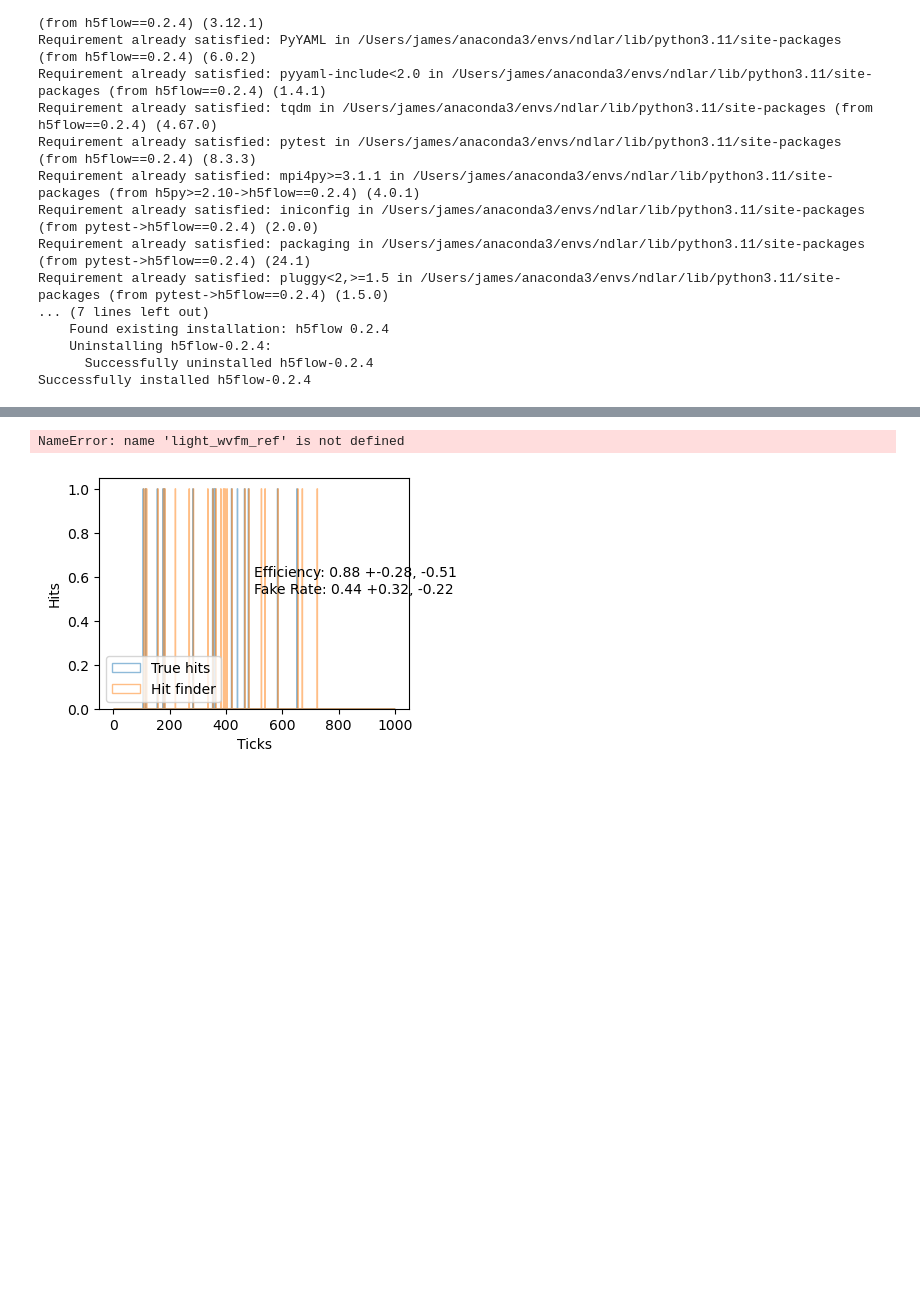
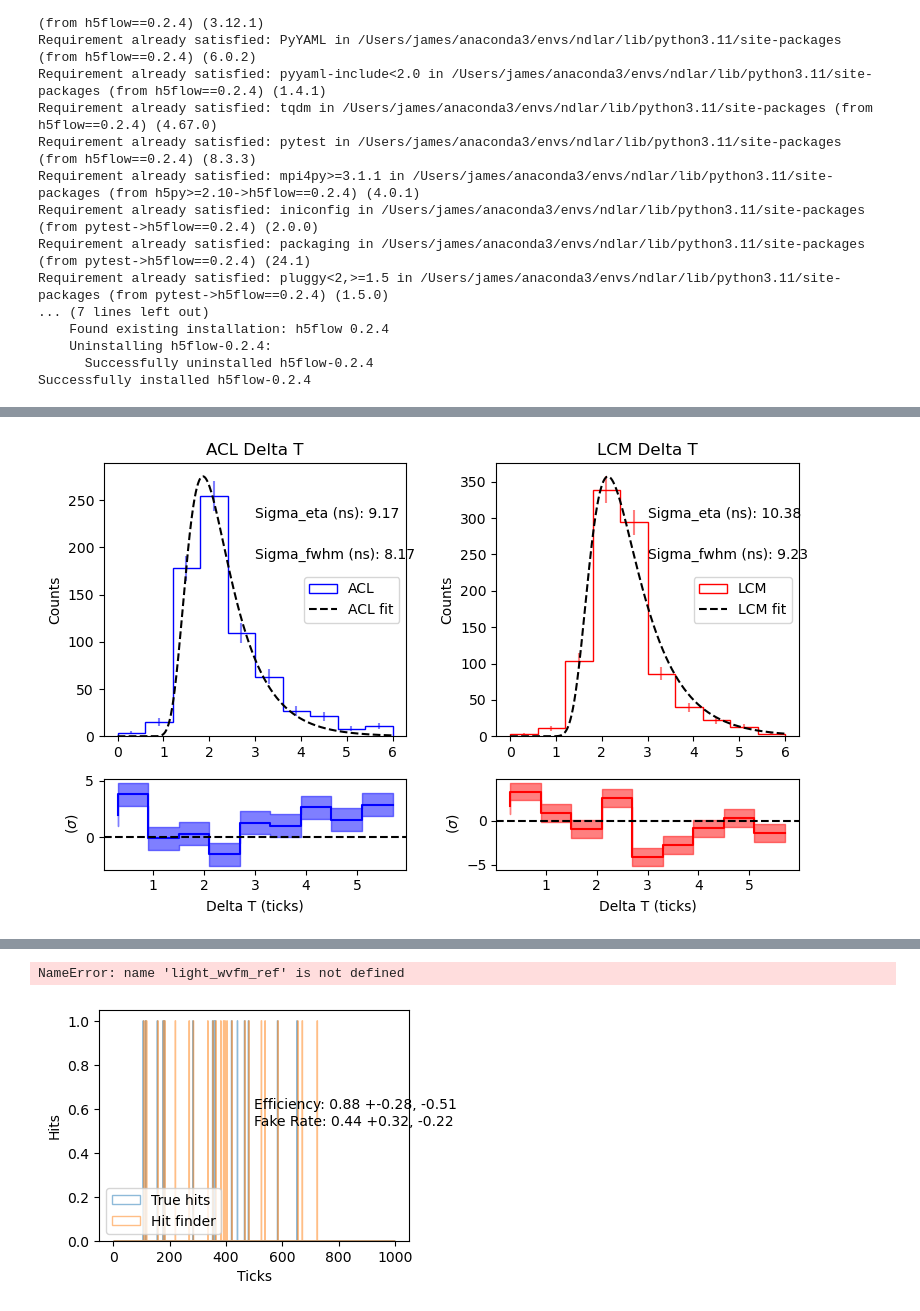
Before and after one commit to jvmead/lrs_sanity_check, a Jupyter notebook: wvfm_plotting_mc.ipynb, the cells around one changed output, grey strips where cells are left out. Drawn from its saved outputs; the diff is of its cells as text; code cells hidden in the pictures; blank space fills up the shorter version.

Commit message:
guassian to gaus-landau

```diff
--- a/wvfm_plotting_mc.ipynb
+++ b/wvfm_plotting_mc.ipynb
@@ -274,0 +276,68 @@ plt.show()
+# %%
+# Define Landau function
+def landau_func(x, mpv, eta, A):
+  return A * np.exp(-0.5 * ((x - mpv) / eta + np.exp(-(x - mpv) / eta)))
+
+# Set up figure with GridSpec
+fig, ax = plt.subplots(2, 2, figsize=(8, 5), gridspec_kw={'height_ratios': [3, 1]})
+nbins = 10
+#tolerance = 6
+interp_bin_centres = np.linspace(0, tolerance, 1000)
+
+# Function to fit and plot
+def plot_histogram_and_fit(ax_main, ax_resid, delta_t, color, label):
+  # Histogram
+  ax_main.hist(delta_t, bins=nbins, range=(0, tolerance), histtype='step', color=color, label=label)
+
+  # Bin calculations
+  hist, bin_edges = np.histogram(delta_t, bins=nbins, range=(0, tolerance))
+  bin_centers = (bin_edges[:-1] + bin_edges[1:]) / 2
+  sqrtN = np.sqrt(hist)
+
+  # Error bars
+  ax_main.errorbar(bin_centers, hist, yerr=sqrtN, fmt='none', color=color, alpha=0.5)
+
+  # Fit Landau
+  param_bounds = ([0, 0, 0], [np.inf, np.inf, np.inf])
+  popt, _ = curve_fit(landau_func, bin_centers, hist, p0=[np.mean(delta_t), np.std(delta_t), max(hist)], maxfev=10000)
+
+  # Plot fit
+  ax_main.plot(interp_bin_centres, landau_func(interp_bin_centres, *popt), color='k', linestyle='--', label=f'{label} fit')
+
+  # Labels
+  ax_main.set_ylabel('Counts')
+  ax_main.set_title(f'{label} Delta T')
+  #ax_main.text(0.5, 0.9, f'MPV (ns): {popt[0]*16:.2f}', transform=ax_main.transAxes)
+  #ax_main.text(0.5, 0.85, f'Eta (ns): {popt[1]*16:.2f}', transform=ax_main.transAxes)
+  # sigma = eta * 1.71
+  ax_main.text(0.5, 0.8, f'Sigma_eta (ns): {popt[1]*16*1.71:.2f}', transform=ax_main.transAxes)
+  # fwhm = eta * 4.018
+  #ax_main.text(0.5, 0.75, f'FWHM_eta (ns): {popt[1]*16*4.018:.2f}', transform=ax_main.transAxes)
+  # fwhm from plot
+  max_val = np.max(landau_func(interp_bin_centres, *popt))
+  fwhm = interp_bin_centres[np.where(landau_func(interp_bin_centres, *popt) > max_val/2)]
+  fwhm = fwhm[-1] - fwhm[0]
+  #ax_main.text(0.5, 0.7, f'FWHM_calc (ns): {fwhm*16:.2f}', transform=ax_main.transAxes)
+  # sigma = 0.425 * FWHM
+  ax_main.text(0.5, 0.65, f'Sigma_fwhm (ns): {0.425*fwhm*16:.2f}', transform=ax_main.transAxes)
+  ax_main.legend()
+
+  # Residuals
+  resids = (hist - landau_func(bin_centers, *popt))
+  ax_resid.step(bin_centers, resids/sqrtN, color=color)
+  ax_resid.fill_between(bin_centers, (resids-sqrtN)/sqrtN, (resids+sqrtN)/sqrtN, color=color, alpha=0.5, step='pre')
+  ax_resid.axhline(0, color='k', linestyle='--')
+  ax_resid.set_xlabel('Delta T (ticks)')
+  ax_resid.set_ylabel(r'($\sigma$)')
+
+# Plot ACL
+plot_histogram_and_fit(ax[0, 0], ax[1, 0], acl_delta_t, 'b', 'ACL')
+
+# Plot LCM
+plot_histogram_and_fit(ax[0, 1], ax[1, 1], lcm_delta_t, 'r', 'LCM')
+
+# Adjust layout
+plt.tight_layout()
+plt.show()
+# %% [output]
+[figure, added]
```
Also changed, not shown: parts of 5 cells of this notebook.
